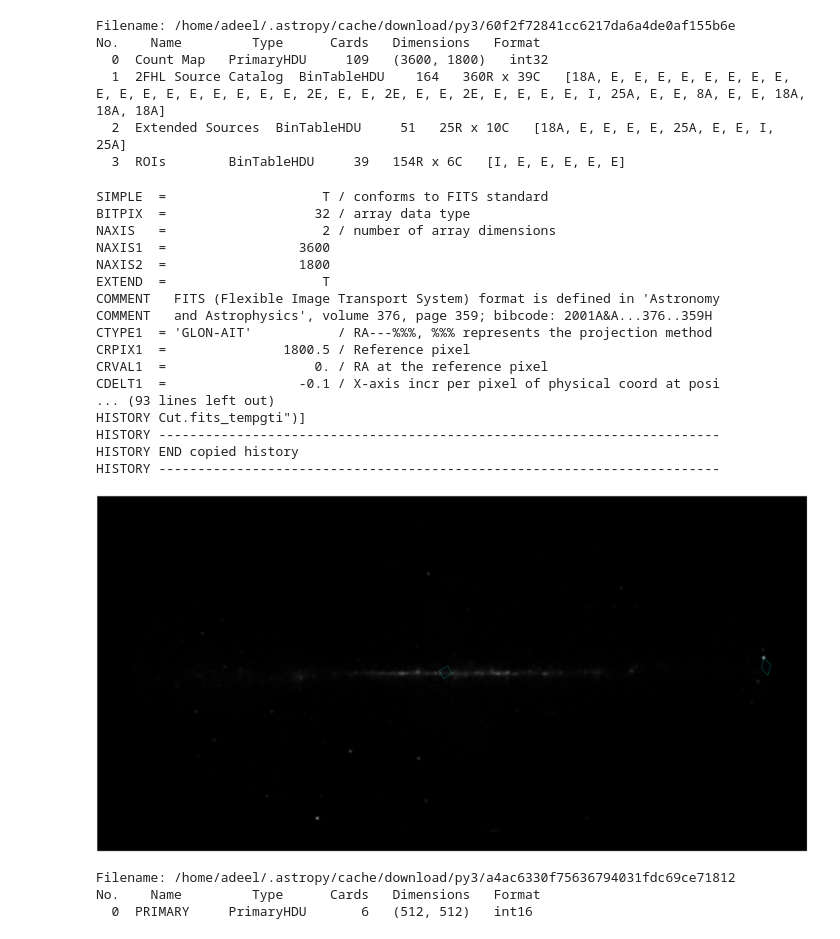
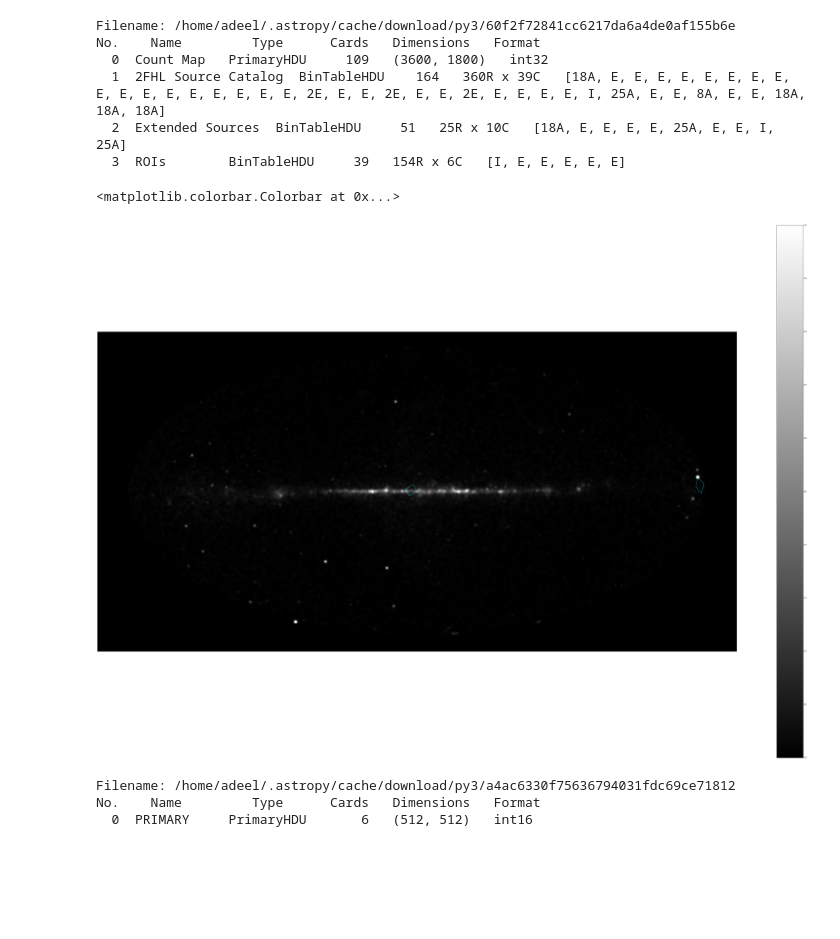
Before and after one commit to adl1995/HIPS-to-Py, a Jupyter notebook: examples/draw-markers-crab-galactic-center.ipynb, the cells around one changed output. Drawn from its saved outputs; the diff is of its cells as text; code cells hidden in the pictures; blank space fills up the shorter version.

```diff
--- a/examples/draw-markers-crab-galactic-center.ipynb
+++ b/examples/draw-markers-crab-galactic-center.ipynb
@@ -12,56 +12,40 @@ from matplotlib.patches import Rectangle
 
 hdu_list = fits.open('https://github.com/gammapy/gammapy-extra/blob/master/datasets/catalogs/fermi/gll_psch_v08.fit.gz?raw=true')
 hdu_list.info()
 wcs = WCS(hdu_list[0].header)
 
 # plt.imshow(hdu_list[0].data, vmax=3)
 from scipy.ndimage import gaussian_filter
 data_smoothed = gaussian_filter(hdu_list[0].data.astype('float'), 5)
 
 fig = plt.figure()
 ax = WCSAxes(fig, [10, 10, 10, 10], wcs=wcs)
 fig.add_axes(ax)
 
 # placing rectangle at the Crab Nebula
 c = SkyCoord(083.63308, +22.01450, frame='icrs', unit='deg')
-r = Rectangle((c.data.lon.deg, c.data.lat.deg), 5.0, 5.0, edgecolor='cyan', facecolor='none',
+r = Rectangle((c.data.lon.deg, c.data.lat.deg), 8.0, 8.0, edgecolor='cyan', facecolor='none',
               transform=ax.get_transform('fk5'))
 ax.add_patch(r)
 
 # placing rectangle at the galactic center
 c = SkyCoord(266.41683, -29.00781, frame='icrs', unit='deg')
-r = Rectangle((c.data.lon.deg, c.data.lat.deg), 5.0, 5.0, edgecolor='cyan', facecolor='none',
+r = Rectangle((c.data.lon.deg, c.data.lat.deg), 8.0, 8.0, edgecolor='cyan', facecolor='none',
               transform=ax.get_transform('fk5'))
 ax.add_patch(r)
 
-ax.imshow(data_smoothed, cmap='gray', vmax=3)
-
-hdu_list[0].header
+plt.imshow(data_smoothed, cmap='gray', vmax=1)
+plt.colorbar()
+# hdu_list[0].header
 # %% [output]
 Filename: /home/adeel/.astropy/cache/download/py3/60f2f72841cc6217da6a4de0af155b6e
 No.    Name         Type      Cards   Dimensions   Format
   0  Count Map   PrimaryHDU     109   (3600, 1800)   int32
   1  2FHL Source Catalog  BinTableHDU    164   360R x 39C   [18A, E, E, E, E, E, E, E, E, E, E, E, E, E, E, E, E, E, 2E, E, E, 2E, E, E, 2E, E, E, E, E, I, 25A, E, E, 8A, E, E, 18A, 18A, 18A]
   2  Extended Sources  BinTableHDU     51   25R x 10C   [18A, E, E, E, E, 25A, E, E, I, 25A]
   3  ROIs        BinTableHDU     39   154R x 6C   [I, E, E, E, E, E]
-SIMPLE  =                    T / conforms to FITS standard
-BITPIX  =                   32 / array data type
-NAXIS   =                    2 / number of array dimensions
-NAXIS1  =                 3600
-NAXIS2  =                 1800
-EXTEND  =                    T
-COMMENT   FITS (Flexible Image Transport System) format is defined in 'Astronomy
-COMMENT   and Astrophysics', volume 376, page 359; bibcode: 2001A&A...376..359H
-CTYPE1  = 'GLON-AIT'           / RA---%%%, %%% represents the projection method
-CRPIX1  =               1800.5 / Reference pixel
-CRVAL1  =                   0. / RA at the reference pixel
-CDELT1  =                 -0.1 / X-axis incr per pixel of physical coord at posi
-... (93 lines left out)
-HISTORY Cut.fits_tempgti")]
-HISTORY ------------------------------------------------------------------------
-HISTORY END copied history
-HISTORY ------------------------------------------------------------------------
+<matplotlib.colorbar.Colorbar at 0x...>
-[figure, old version]
+[figure, new version]
 # %%
 # npix = len(hdu_list[0].data)
 # nside = healpy.npix2nside(npix)
```
